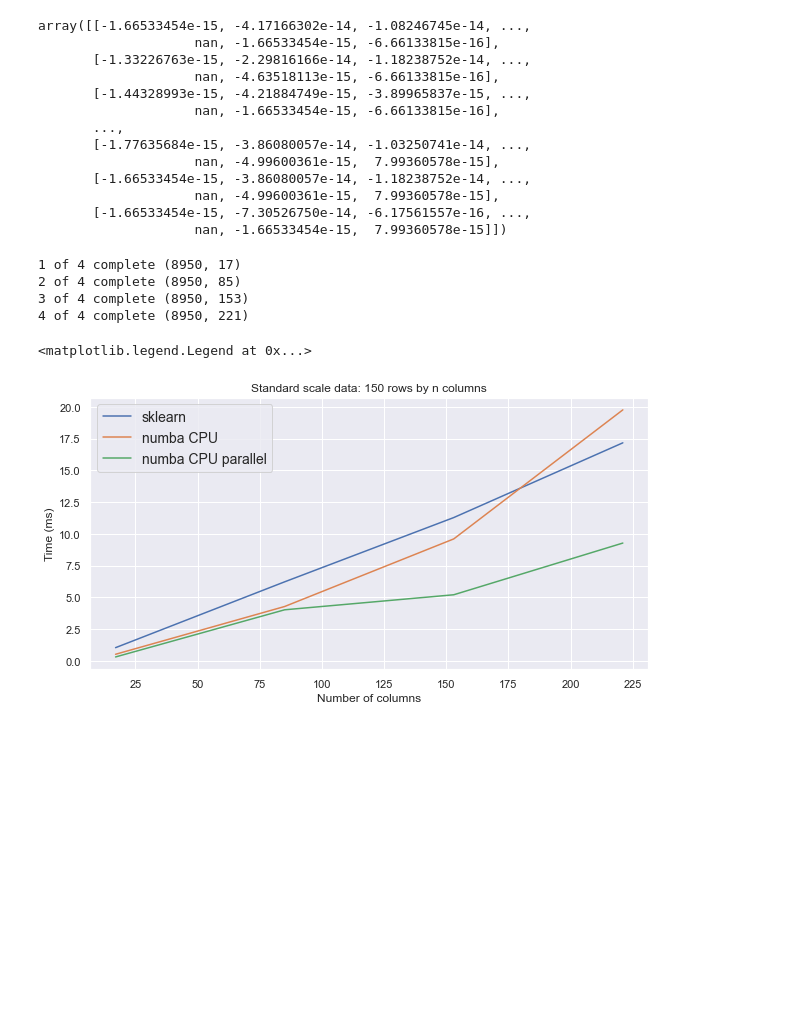
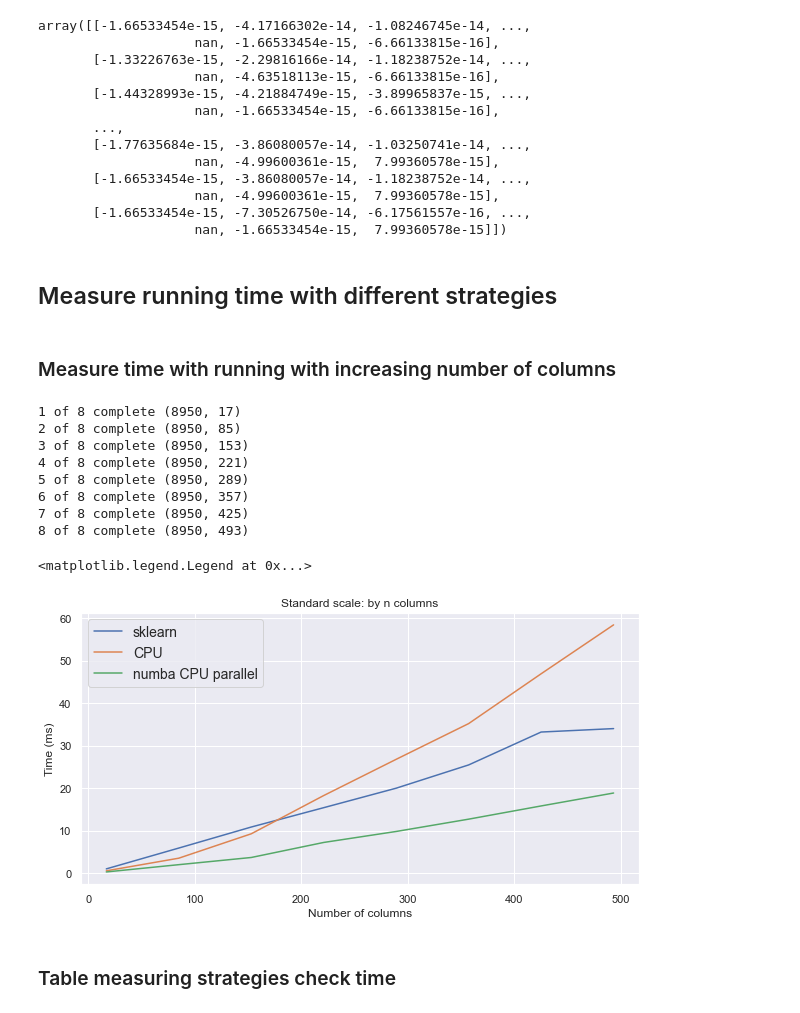
Before and after one commit to molr298/APP_Credit_Segmentation, a Jupyter notebook: utils/parallel_preprocess.ipynb, the cells around one changed output. Cells and saved outputs as stored; diff of their text form; code cells hidden in the pictures; blank space fills up the shorter version.

```diff
--- a/utils/parallel_preprocess.ipynb
+++ b/utils/parallel_preprocess.ipynb
@@ -25,10 +28,6 @@ def highlight_min(s):
 # %%
 @njit(parallel=False)
 def standard(df):
-    """
-    Standardise data by removing the mean and scaling to unit variance,
-    equivalent to sklearn StandardScaler.
-    """
     n = df.shape[1]
     res = np.empty_like(df, dtype=np.float64)
 
@@ -40,13 +41,6 @@ def standard(df):
 # %%
 @jit(nopython=True, parallel=True)
 def standard_parallel(df):
-    """
-    Standardise data by removing the mean and scaling to unit variance,
-    equivalent to sklearn StandardScaler.
-
-    Uses explicit parallel loop; may offer improved performance in some
-    cases.
-    """
     n = df.shape[1]
     res = np.empty_like(df, dtype=np.float64)
 
@@ -93,9 +97,13 @@ array([[-1.66533454e-15, -4.17166302e-14, -1.08246745e-14, ...,
                     nan, -4.99600361e-15,  7.99360578e-15],
        [-1.66533454e-15, -7.30526750e-14, -6.17561557e-16, ...,
                     nan, -1.66533454e-15,  7.99360578e-15]])
+# %% [markdown]
+## Measure running time with different strategies
+# %% [markdown]
+### Measure time with running with increasing number of columns
 # %%
 res = []
-multiples = range(1, 17, 4)
+multiples = range(1, 30, 4)
 
 for idx, i in enumerate(multiples):
     data = np.tile(df_data_np, i)
@@ -107,22 +115,28 @@ for idx, i in enumerate(multiples):
     res.append((data.shape[1], o_1.best, o_2.best, o_3.best))
     print('{0} of {1} complete {2}'.format(idx + 1, len(multiples), data.shape))
 # %% [output]
-1 of 4 complete (8950, 17)
-2 of 4 complete (8950, 85)
-3 of 4 complete (8950, 153)
-4 of 4 complete (8950, 221)
+1 of 8 complete (8950, 17)
+2 of 8 complete (8950, 85)
+3 of 8 complete (8950, 153)
+4 of 8 complete (8950, 221)
+5 of 8 complete (8950, 289)
+6 of 8 complete (8950, 357)
+7 of 8 complete (8950, 425)
+8 of 8 complete (8950, 493)
 # %%
-df_viz = pd.DataFrame(res, columns = ['num_cols', 'sklearn', 'numba CPU', 'numba CPU parallel'])
+df_viz = pd.DataFrame(res, columns = ['num_cols', 'sklearn', 'CPU', 'numba CPU parallel'])
 
 df_viz = df_viz.set_index('num_cols')
 df_viz = df_viz.apply(lambda x: 1000 * x)
 
 ax = df_viz.plot()
-ax.set_title('Standard scale data: 150 rows by n columns')
+ax.set_title('Standard scale: by n columns')
 ax.set_xlabel('Number of columns')
 ax.set_ylabel('Time (ms)')
 plt.legend(prop={'size': 14})
 # %% [output]
 <matplotlib.legend.Legend at 0x...>
-[figure, old version]
+[figure, new version]
+# %% [markdown]
+### Table measuring strategies check time
 # %%
```
Also changed, not shown: parts of 19 cells of this notebook.
